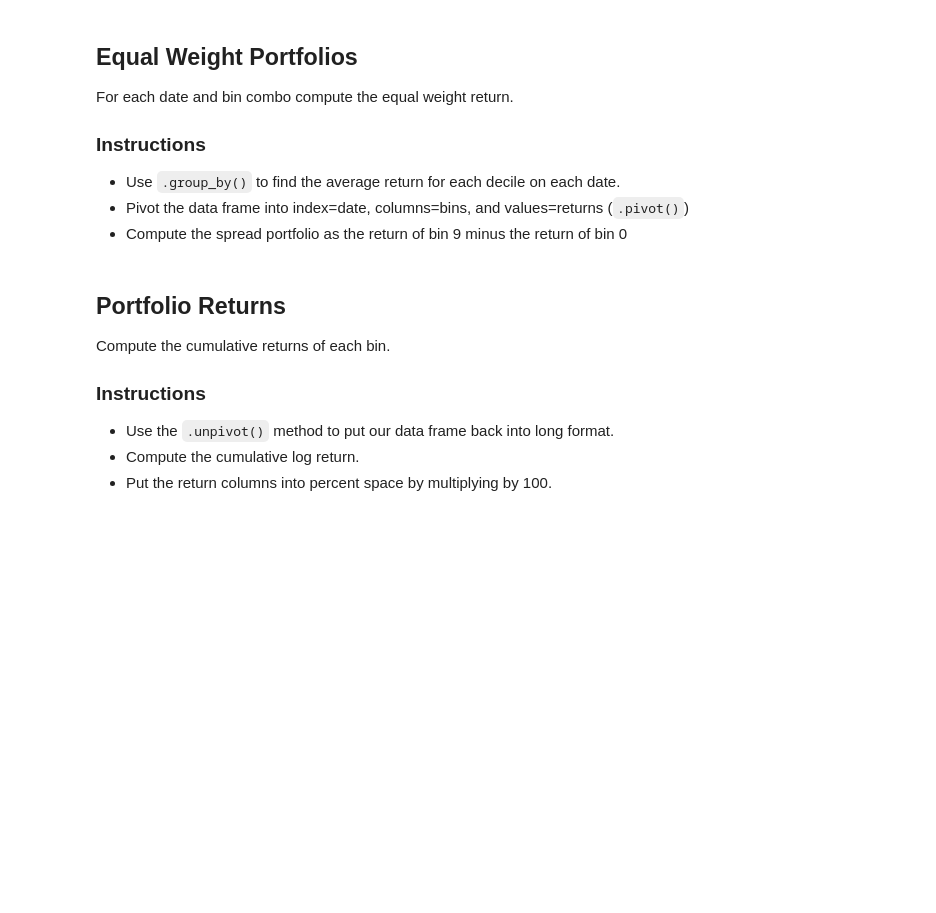
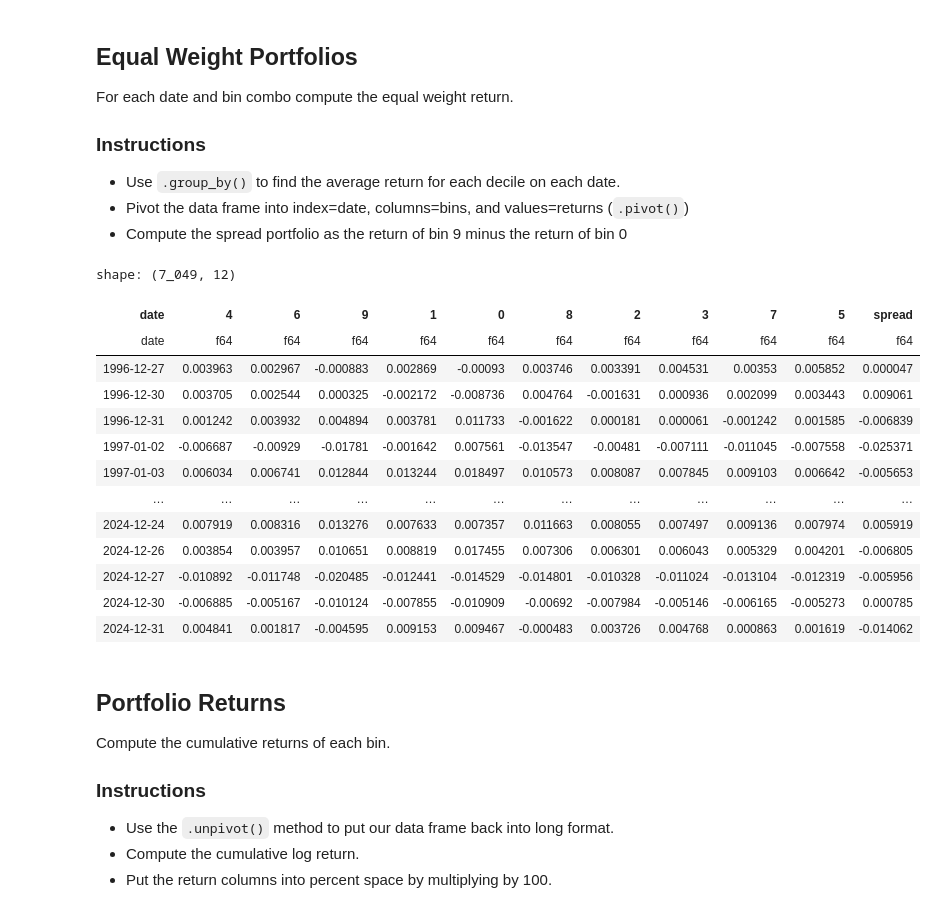
Before and after one commit to grantrich21/sf-quant-labs, a Jupyter notebook: labs/lab_3.ipynb, the cells around one changed output. Saved outputs shown, nothing was run; the diff lists cells and outputs as text; code cells hidden in the pictures; blank space fills up the shorter version.

```diff
--- a/labs/lab_3.ipynb
+++ b/labs/lab_3.ipynb
@@ -207,8 +207,15 @@ def task_momentum_bins(price_filter: pl.DataFrame) -> pl.DataFrame:
     Returns:
         pl.DataFrame: Data frame with columns date, barrid, price, return, momentum and bin columns.
     """
-    # TODO: Finish this function
-    pass
+    n_bins = 10
+    labels = [str(i) for i in range(n_bins)]
+
+    return (
+        price_filter
+        .with_columns(
+            bin = pl.col('momentum').qcut(n_bins, labels=labels).over('date')
+        )
+    )
 
 momentum_bins = task_momentum_bins(price_filter)
 
@@ -225,20 +247,46 @@ For each date and bin combo compute the equal weight return.
 # %%
 def task_equal_weight_portfolios(momentum_bins: pl.DataFrame) -> pl.DataFrame:
     """
     Compute the equal weight return for each bin on each date.
 
     Args:
         momentum_bins (pl.DataFrame): Data frame with columns date, barrid, price, return, momentum, and bin columns.
 
     Returns:
         pl.DataFrame: Data frame with date as the index, bins as the columns, and returns as the values.
     """
-    # TODO: Finish this function
-    pass
+    return (
+        momentum_bins
+        .group_by('date', 'bin')
+        .agg(
+            pl.col('return').mean()
+        )
+        .sort('date')
+        .pivot(index='date', on='bin', values='return')
+        .sort('date')
+        .with_columns(
+            spread = pl.col('9').sub('0')
+        )
+    )
 
 momentum_portfolios = task_equal_weight_portfolios(momentum_bins)
 
 momentum_portfolios
+# %% [output]
+shape: (7_049, 12)
+| date | 4 | 6 | 9 | 1 | 0 | 8 | 2 | 3 | 7 | 5 | spread |
+| date | f64 | f64 | f64 | f64 | f64 | f64 | f64 | f64 | f64 | f64 | f64 |
+| 1996-12-27 | 0.003963 | 0.002967 | -0.000883 | 0.002869 | -0.00093 | 0.003746 | 0.003391 | 0.004531 | 0.00353 | 0.005852 | 0.000047 |
+| 1996-12-30 | 0.003705 | 0.002544 | 0.000325 | -0.002172 | -0.008736 | 0.004764 | -0.001631 | 0.000936 | 0.002099 | 0.003443 | 0.009061 |
+| 1996-12-31 | 0.001242 | 0.003932 | 0.004894 | 0.003781 | 0.011733 | -0.001622 | 0.000181 | 0.000061 | -0.001242 | 0.001585 | -0.006839 |
+| 1997-01-02 | -0.006687 | -0.00929 | -0.01781 | -0.001642 | 0.007561 | -0.013547 | -0.00481 | -0.007111 | -0.011045 | -0.007558 | -0.025371 |
+| 1997-01-03 | 0.006034 | 0.006741 | 0.012844 | 0.013244 | 0.018497 | 0.010573 | 0.008087 | 0.007845 | 0.009103 | 0.006642 | -0.005653 |
+| … | … | … | … | … | … | … | … | … | … | … | … |
+| 2024-12-24 | 0.007919 | 0.008316 | 0.013276 | 0.007633 | 0.007357 | 0.011663 | 0.008055 | 0.007497 | 0.009136 | 0.007974 | 0.005919 |
+| 2024-12-26 | 0.003854 | 0.003957 | 0.010651 | 0.008819 | 0.017455 | 0.007306 | 0.006301 | 0.006043 | 0.005329 | 0.004201 | -0.006805 |
+| 2024-12-27 | -0.010892 | -0.011748 | -0.020485 | -0.012441 | -0.014529 | -0.014801 | -0.010328 | -0.011024 | -0.013104 | -0.012319 | -0.005956 |
+| 2024-12-30 | -0.006885 | -0.005167 | -0.010124 | -0.007855 | -0.010909 | -0.00692 | -0.007984 | -0.005146 | -0.006165 | -0.005273 | 0.000785 |
+| 2024-12-31 | 0.004841 | 0.001817 | -0.004595 | 0.009153 | 0.009467 | -0.000483 | 0.003726 | 0.004768 | 0.000863 | 0.001619 | -0.014062 |
 # %% [markdown]
 ## Portfolio Returns
 
```
Also changed, not shown: parts of 6 cells of this notebook.
